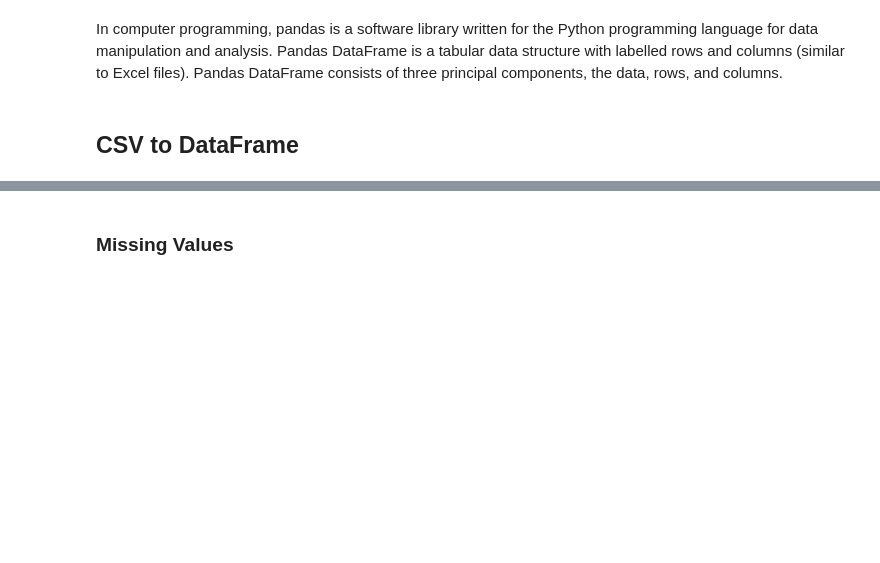
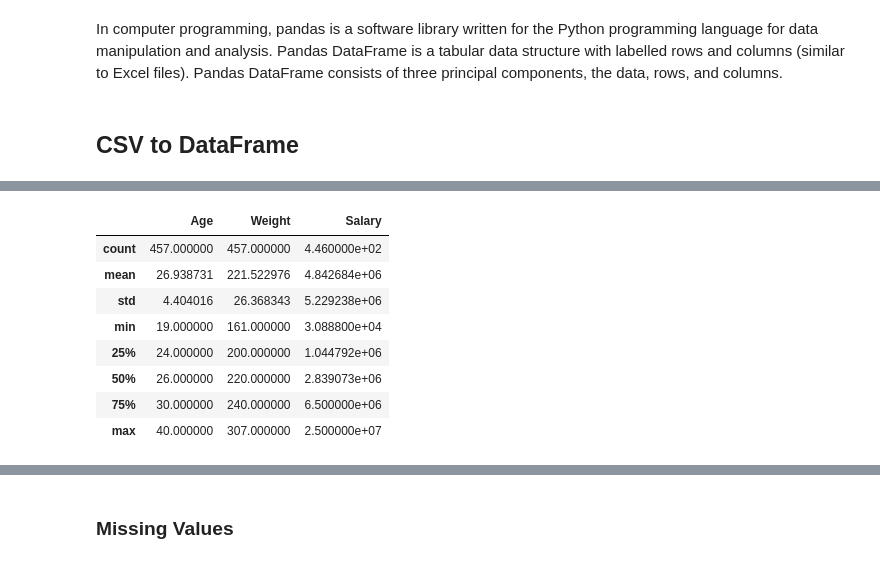
Before and after one commit to pythonsolidity/python-data-sci, a Jupyter notebook: workshop5/dataframes.ipynb, the cells around one changed output, grey strips where cells are left out. Drawn from its saved outputs; the diff is of its cells as text; code cells hidden in the pictures; blank space fills up the shorter version.

```diff
--- a/workshop5/dataframes.ipynb
+++ b/workshop5/dataframes.ipynb
@@ -53,7 +151,17 @@ df.describe()
 # %%
 # Describe a particular column
 
-df[['Weight']].describe()
+df[['Age','Weight', 'Salary']].describe()
+# %% [output]
+|  | Age | Weight | Salary |
+| count | 457.000000 | 457.000000 | 4.460000e+02 |
+| mean | 26.938731 | 221.522976 | 4.842684e+06 |
+| std | 4.404016 | 26.368343 | 5.229238e+06 |
+| min | 19.000000 | 161.000000 | 3.088800e+04 |
+| 25% | 24.000000 | 200.000000 | 1.044792e+06 |
+| 50% | 26.000000 | 220.000000 | 2.839073e+06 |
+| 75% | 30.000000 | 240.000000 | 6.500000e+06 |
+| max | 40.000000 | 307.000000 | 2.500000e+07 |
 # %%
 # Describing categorical columns
 
```
Also changed, not shown: parts of 20 cells of this notebook, 2 other files.
